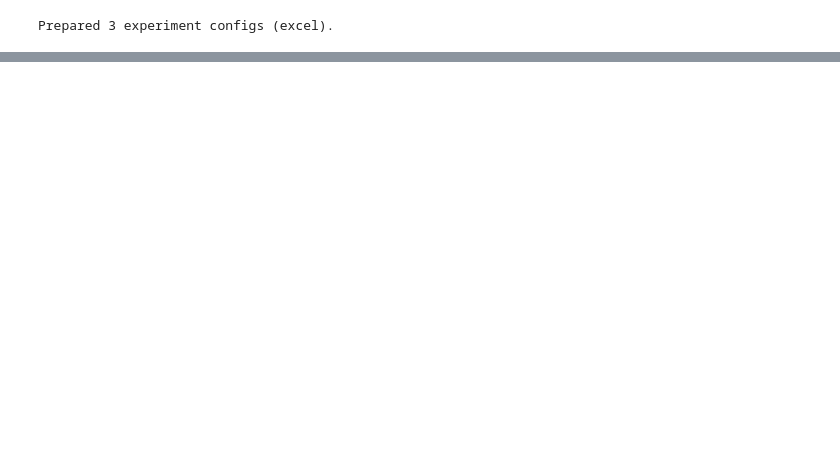
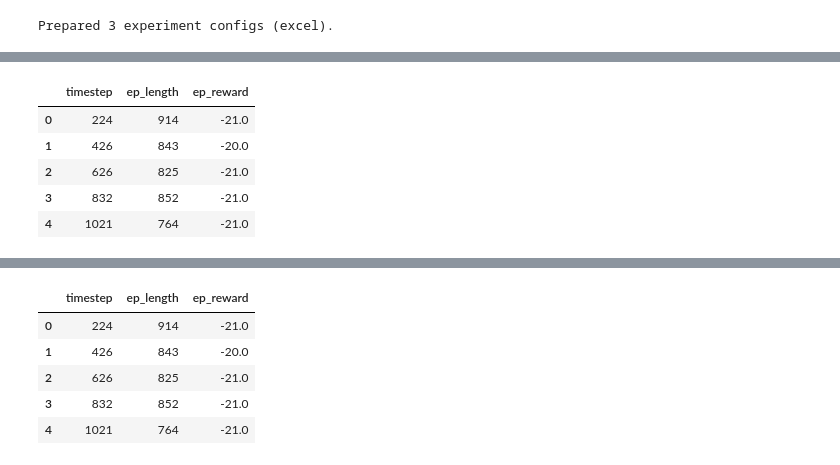
Before and after one commit to Branis333/Deep-Q-Learning, a Jupyter notebook: notebooks/excel2.ipynb, the cells around one changed output, grey strips where cells are left out. Drawn from its saved outputs; the diff is of its cells as text; code cells hidden in the pictures; blank space fills up the shorter version.

```diff
--- a/notebooks/excel2.ipynb
+++ b/notebooks/excel2.ipynb
@@ -317,0 +344,21 @@ results_df
+# %%
+# LOG_DIR = '/content/drive/MyDrive/Colab_DQN_Checkpoints/logs'
+
+# Load 'training_metrics_excel_exp1_baseline.csv'
+csv_path_exp1 = os.path.join(LOG_DIR, 'training_metrics_excel_exp1_baseline.csv')
+if os.path.exists(csv_path_exp1):
+    df_exp1_baseline = pd.read_csv(csv_path_exp1)
+    print(f"Successfully loaded {os.path.basename(csv_path_exp1)} into df_exp1_baseline.")
+    display(df_exp1_baseline.head())
+else:
+    print(f"Error: The file {csv_path_exp1} was not found.")
+
+# Load 'training_metrics_excel_exp2_large_batch.csv'
+csv_path_exp2 = os.path.join(LOG_DIR, 'training_metrics_excel_exp2_large_batch.csv')
+if os.path.exists(csv_path_exp2):
+    df_exp2_large_batch = pd.read_csv(csv_path_exp2)
+    print(f"\nSuccessfully loaded {os.path.basename(csv_path_exp2)} into df_exp2_large_batch.")
+    display(df_exp2_large_batch.head())
+else:
+    print(f"\nError: The file {csv_path_exp2} was not found.")
+# %% [output]
@@ -317,0 +366,6 @@ results_df
+|  | timestep | ep_length | ep_reward |
+| 0 | 224 | 914 | -21.0 |
+| 1 | 426 | 843 | -20.0 |
+| 2 | 626 | 825 | -21.0 |
+| 3 | 832 | 852 | -21.0 |
+| 4 | 1021 | 764 | -21.0 |
@@ -317,0 +373,6 @@ results_df
+|  | timestep | ep_length | ep_reward |
+| 0 | 224 | 914 | -21.0 |
+| 1 | 426 | 843 | -20.0 |
+| 2 | 626 | 825 | -21.0 |
+| 3 | 832 | 852 | -21.0 |
+| 4 | 1021 | 764 | -21.0 |
```
Also changed, not shown: parts of 18 cells of this notebook.
